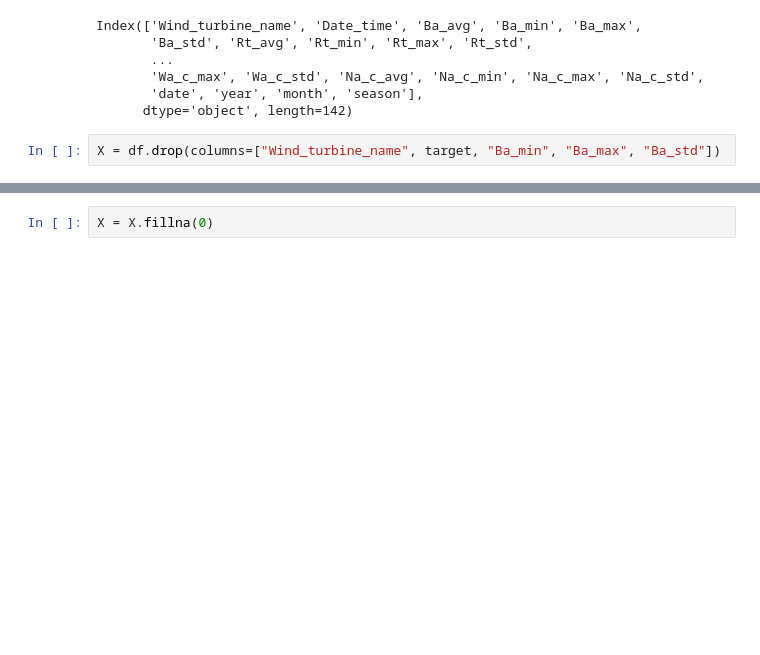
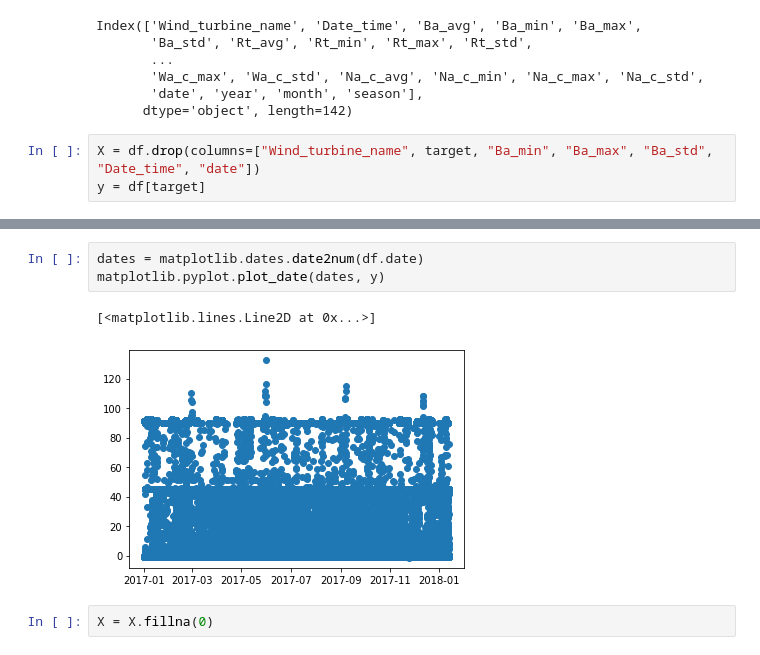
Before and after one commit to octo-technology/Formation-MLOps-2, a Jupyter notebook: notebook/eolienne_models.ipynb, the cells around one changed output, grey strips where cells are left out. Drawn from its saved outputs; the diff is of its cells as text; blank space fills up the shorter version.

```diff
--- a/notebook/eolienne_models.ipynb
+++ b/notebook/eolienne_models.ipynb
@@ -120,4 +104,5 @@ Index(['Wind_turbine_name', 'Date_time', 'Ba_avg', 'Ba_min', 'Ba_max',
        'date', 'year', 'month', 'season'],
       dtype='object', length=142)
 # %%
-X = df.drop(columns=["Wind_turbine_name", target, "Ba_min", "Ba_max", "Ba_std"])
+X = df.drop(columns=["Wind_turbine_name", target, "Ba_min", "Ba_max", "Ba_std", "Date_time", "date"])
+y = df[target]
@@ -143,3 +170,9 @@ X.isnull().sum()[X.isnull().sum() > 100000].count()
+# %%
+dates = matplotlib.dates.date2num(df.date)
+matplotlib.pyplot.plot_date(dates, y)
+# %% [output]
+[<matplotlib.lines.Line2D at 0x...>]
+[figure, added]
 # %%
 X = X.fillna(0)
 # %%
```
Also changed, not shown: parts of 10 cells of this notebook, 2 other files.
